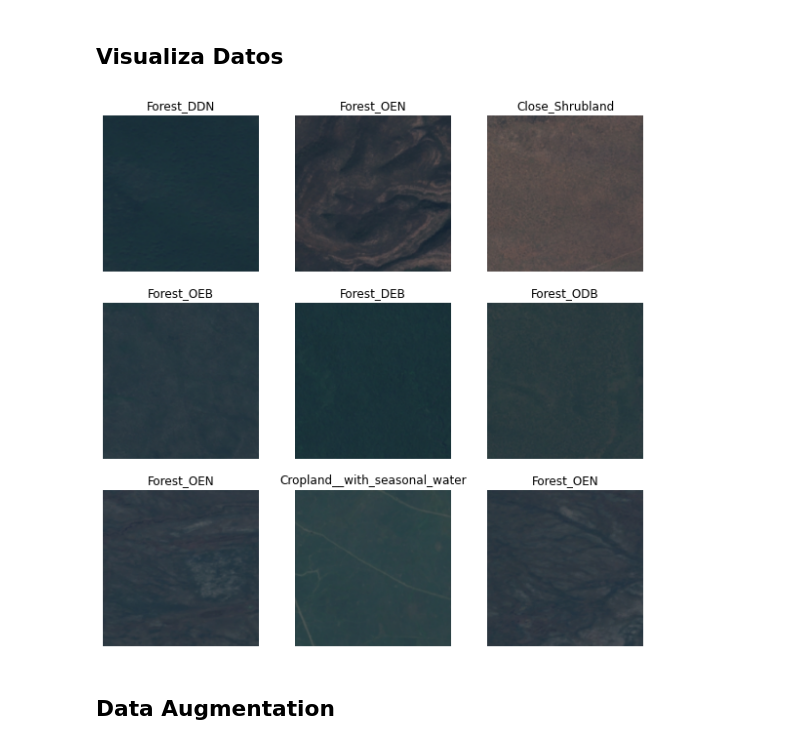
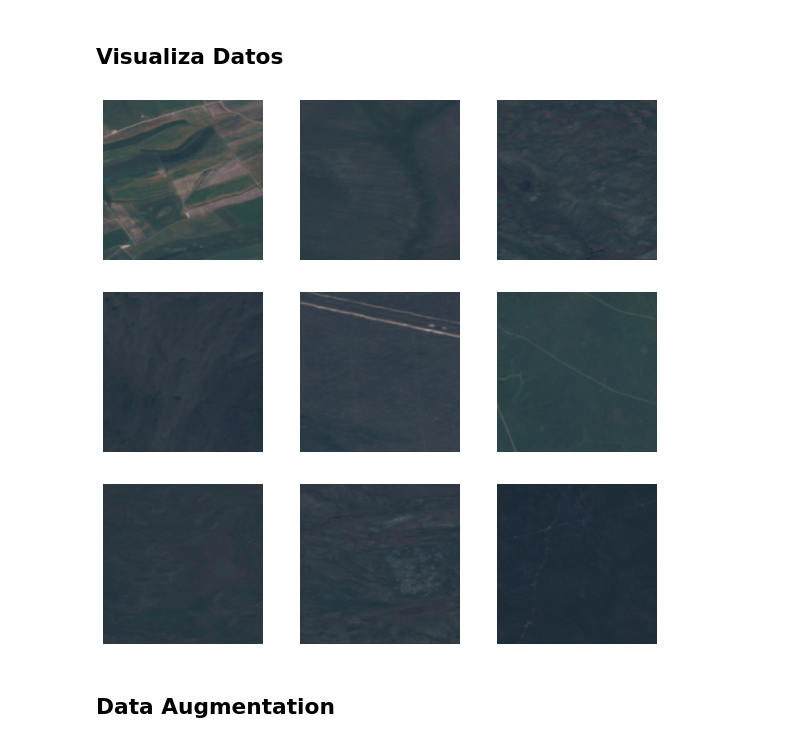
Before and after one commit to lucabem/CompeticionMineria, a Jupyter notebook: competicion- Angeles.ipynb, the cells around one changed output. Drawn from its saved outputs; the diff is of its cells as text; code cells hidden in the pictures.

```diff
--- a/competicion- Angeles.ipynb
+++ b/competicion- Angeles.ipynb
@@ -82,15 +82,14 @@ print(class_names)
 # %%
 import matplotlib.pyplot as plt
 
 plt.figure(figsize=(10, 10))
 for images, labels in train_ds.take(1):
   for i in range(9):
     ax = plt.subplot(3, 3, i + 1)
     plt.imshow(images[i].numpy().astype("uint8"))
-    plt.title(class_names[labels[i]])
     plt.axis("off")
 # %% [output]
-[figure, old version]
+[figure, new version]
 # %% [markdown]
 ## Data Augmentation
 # %%
```
Also changed, not shown: parts of 7 cells of this notebook.
